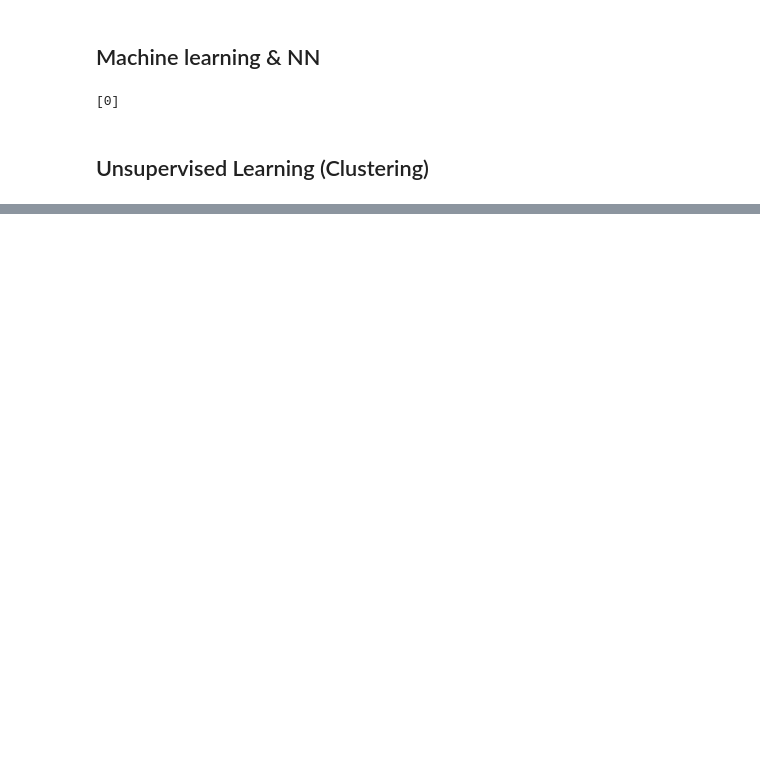
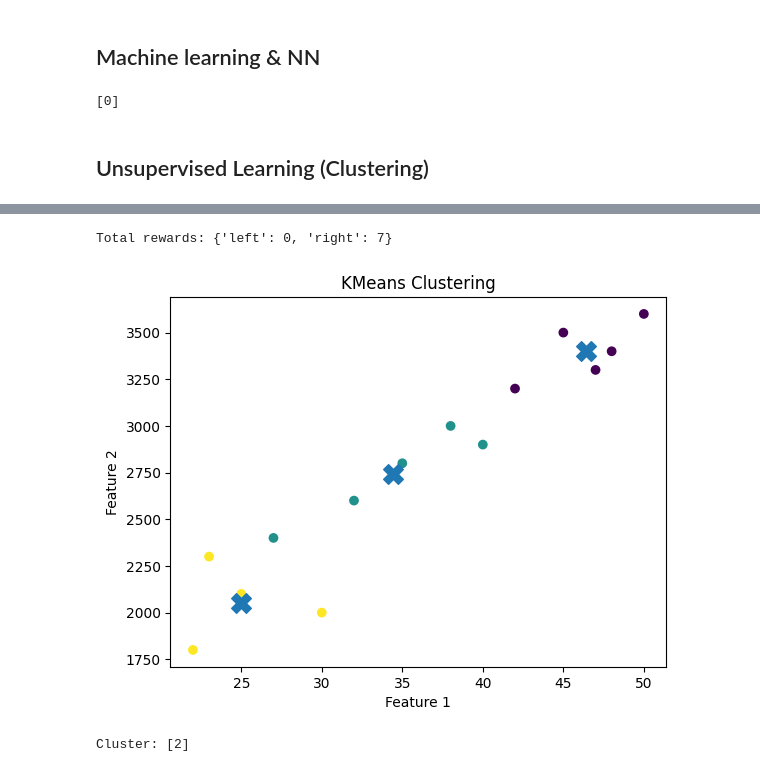
Before and after one commit to martinsangdo/python_my_hackerrank, a Jupyter notebook: ai_courses/ml_nn.ipynb, the cells around one changed output, grey strips where cells are left out. Cells and saved outputs as stored; diff of their text form; code cells hidden in the pictures; blank space fills up the shorter version.

```diff
--- a/ai_courses/ml_nn.ipynb
+++ b/ai_courses/ml_nn.ipynb
@@ -63,0 +64,53 @@ Cluster: [1]
+# %%
+# Reinforcement Learning (simple idea using random rewards)
+import random
+
+actions = ["left", "right"]
+rewards = {"left": 0, "right": 0}
+
+# Try actions multiple times
+for i in range(10):
+    action = random.choice(actions)
+
+    # Simulate reward
+    if action == "right":
+        reward = 1   # good action
+    else:
+        reward = 0   # bad action
+
+    rewards[action] += reward
+
+print("Total rewards:", rewards)
+# %% [output]
+Total rewards: {'left': 0, 'right': 7}
+# %%
+#age, income (usd)
+X = np.array([
+    # Group 1: Young, low income
+    [22, 1800],
+    [23, 2300],
+    [25, 2100],
+    [27, 2400],
+    [30, 2000],
+    # Group 2: Middle age, medium income
+    [32, 2600],
+    [35, 2800],
+    [38, 3000],
+    [40, 2900],
+    # Group 3: Older, high income
+    [42, 3200],
+    [45, 3500],
+    [47, 3300],
+    [48, 3400],
+    [50, 3600]
+])
+model = KMeans(n_clusters=3)
+model.fit(X)
+
+draw_clusters(model)
+
+cluster = model.predict([[175, 60]])
+print("Cluster:", cluster)
+# %% [output]
+[figure, added]
+Cluster: [2]
```
Also changed, not shown: parts of 2 cells of this notebook.
